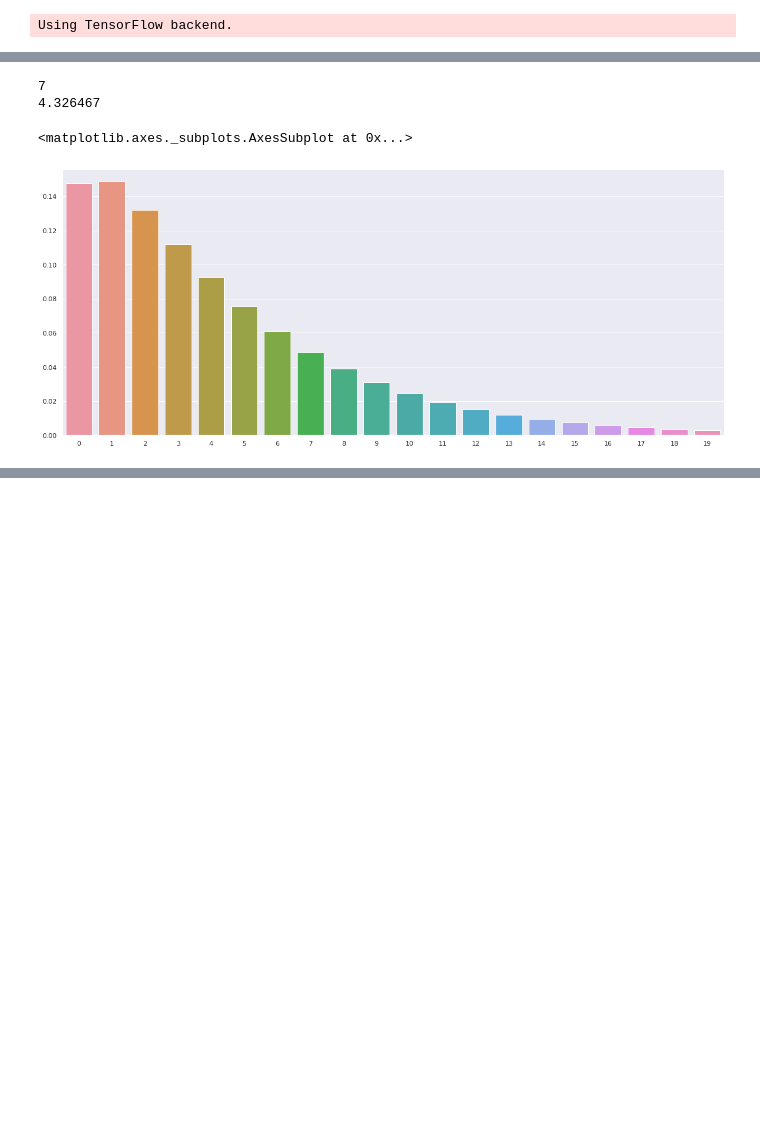
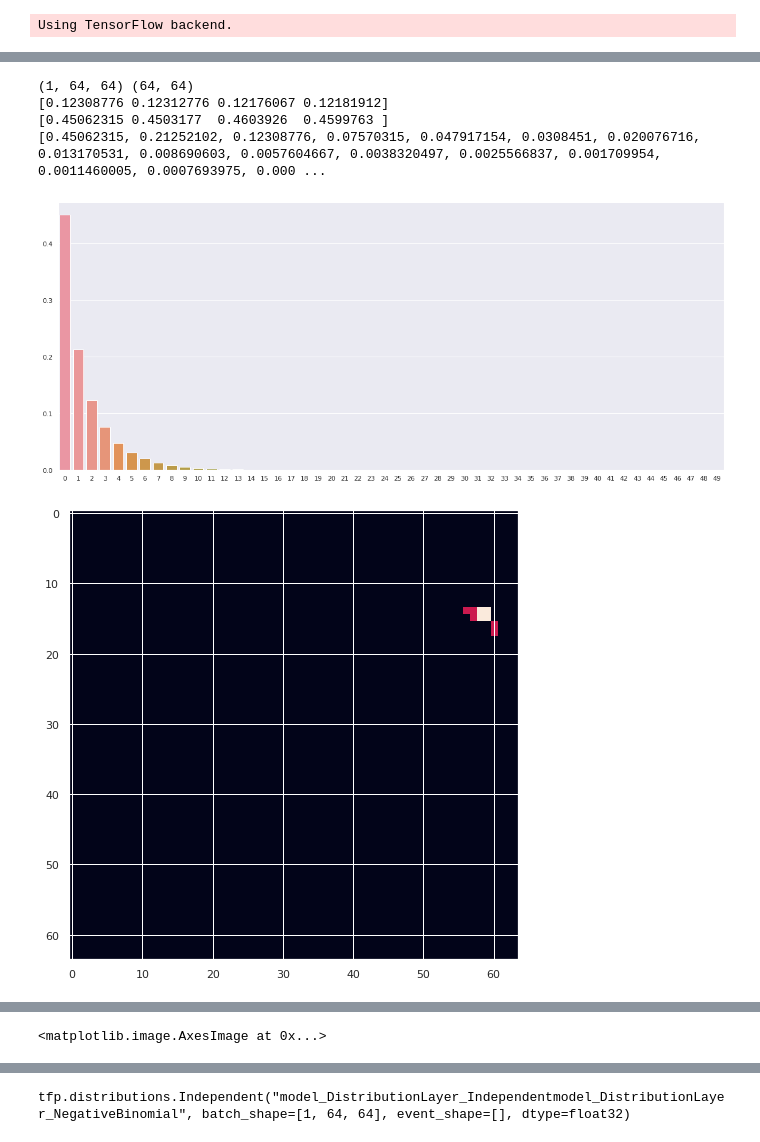
Before and after one commit to sichrist/DeepRain2, a Jupyter notebook: Networks/negative_Bernoulli_128x128_in_5min_pred.ipynb, the cells around one changed output, grey strips where cells are left out. Drawn from its saved outputs; the diff is of its cells as text; code cells hidden in the pictures; blank space fills up the shorter version.

```diff
--- a/Networks/negative_Bernoulli_128x128_in_5min_pred.ipynb
+++ b/Networks/negative_Bernoulli_128x128_in_5min_pred.ipynb
@@ -310,29 +291,38 @@ tfp.distributions.Independent("model_DistributionLayer_Independentmodel_Distribu
-# %%
-a = np.arange(20)
-print(label[0].max())
-idx = np.where(label[0] == label[0].max() )
-pred = prediction[0]
-for i in range(20):
-    a = np.ones((64,64,1)) * i
-    #print(i,np.array(pred.prob(a)).max() )
-#print(np.array(pred.mean())[33,28])
-y = []
-x = []
-for i in range(20):
-    x.append(i)
-    #print(i,np.array(pred.prob(i))[0,33,28,:] )
-    y.append(np.array(pred.prob(i))[0,idx[0],idx[1],0][0])
-print(np.array(pred.mean())[0,idx[0],idx[1],0][0])
-
-import seaborn as sns
-import matplotlib.pyplot as plt
-from scipy import stats
-
-sns.set(color_codes=True)
-sns.set(rc={'figure.figsize':(20,8.27)})
-sns.barplot(x,y)
-# %% [output]
-7
-4.326467
-<matplotlib.axes._subplots.AxesSubplot at 0x...>
-[figure, removed]
+# %%
+x = np.arange(50)
+
+pred = prediction[0]
+lab = label[0]
+
+max_value = lab.max()
+prob = np.array(pred.prob(max_value))
+print(prob.shape,lab.shape)
+idc = np.where(lab == max_value)
+print(prob[0,:,:][idc])
+prob_z = np.array(pred.prob(0))
+print(prob_z[0,:,:][idc])
+
+
+y = [ np.array(pred.prob(i))[0,:,:][idc][0] for i in x]
+print(y)
+import seaborn as sns
+import matplotlib.pyplot as plt
+from scipy import stats
+
+sns.set(color_codes=True)
+sns.set(rc={'figure.figsize':(20,8.27)})
+sns.barplot(x,y)
+plt.show()
+plt.imshow(lab[:,:])
+plt.show()
+
+plt.imshow(pred.mean()[0,:,:])
+plt.show()
+plt.imshow(np.array(pred.prob(lab))[0,:,:])
+# %% [output]
+(1, 64, 64) (64, 64)
+[0.12308776 0.12312776 0.12176067 0.12181912]
+[0.45062315 0.4503177  0.4603926  0.4599763 ]
+[0.45062315, 0.21252102, 0.12308776, 0.07570315, 0.047917154, 0.0308451, 0.020076716, 0.013170531, 0.008690603, 0.0057604667, 0.0038320497, 0.0025566837, 0.001709954, 0.0011460005, 0.0007693975, 0.000 ...
+[figure, added]
+[figure, added]
@@ -338,0 +330 @@ sns.barplot(x,y)
+<matplotlib.image.AxesImage at 0x...>
@@ -338,0 +332,4 @@ sns.barplot(x,y)
+# %%
+print(prediction[0])
+# %% [output]
+tfp.distributions.Independent("model_DistributionLayer_Independentmodel_DistributionLayer_NegativeBinomial", batch_shape=[1, 64, 64], event_shape=[], dtype=float32)
```
Also changed, not shown: parts of 10 cells of this notebook, 27 other files.
